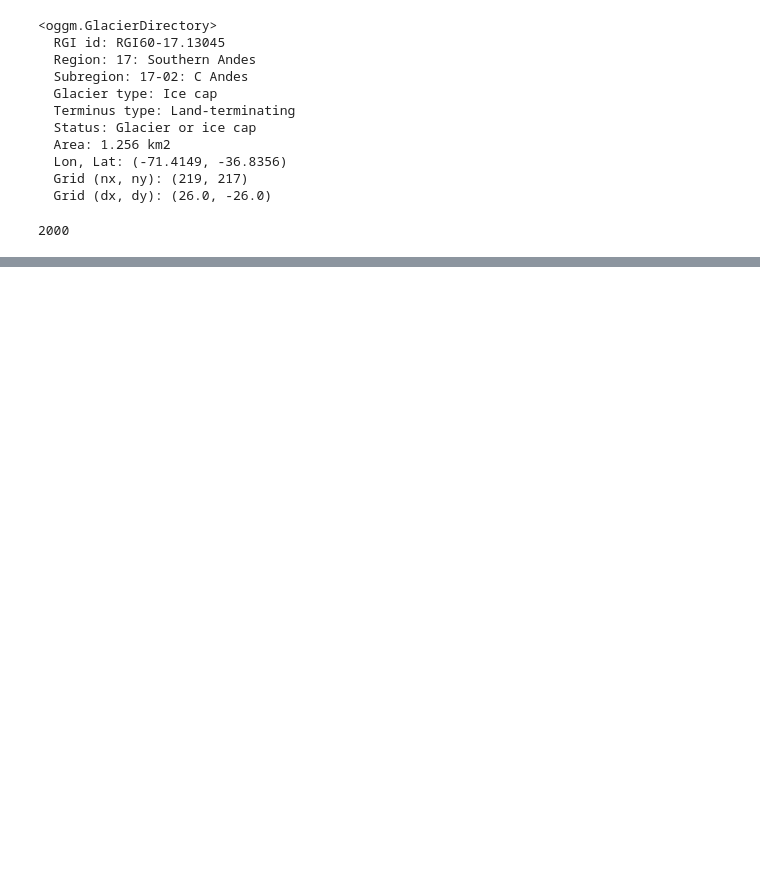
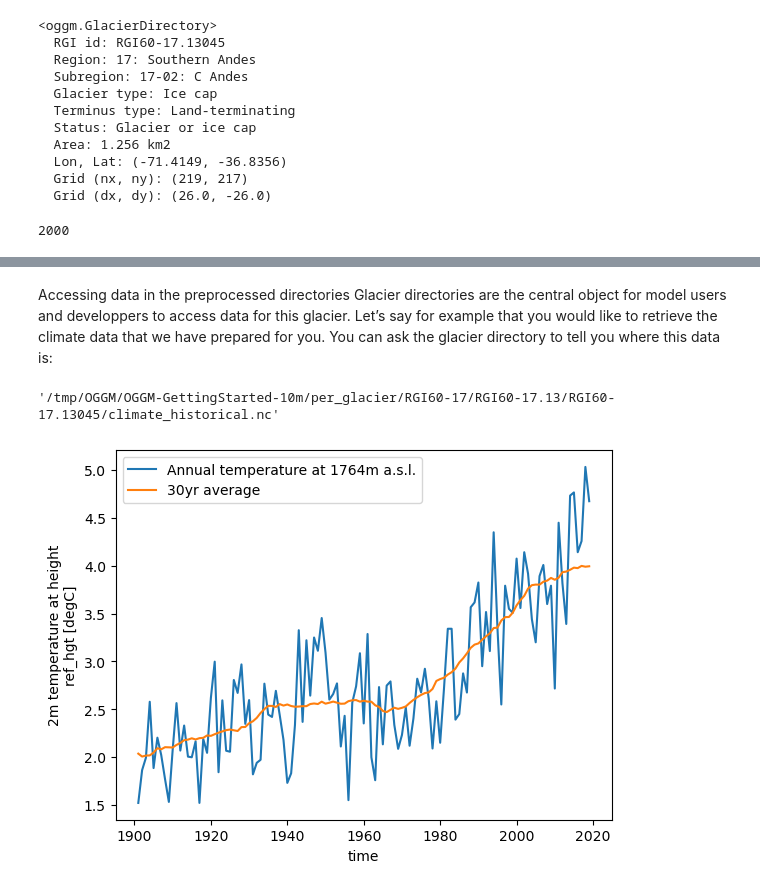
Before and after one commit to millie-spencer/oggm, a Jupyter notebook: tutorials_test.ipynb, the cells around one changed output, grey strips where cells are left out. Saved outputs shown, nothing was run; the diff lists cells and outputs as text; code cells hidden in the pictures; blank space fills up the shorter version.

```diff
--- a/tutorials_test.ipynb
+++ b/tutorials_test.ipynb
@@ -150,0 +168,22 @@ nevado_gdir.rgi_date
+# %% [markdown]
+Accessing data in the preprocessed directories
+Glacier directories are the central object for model users and developpers to access data for this glacier. Let’s say for example that you would like to retrieve the climate data that we have prepared for you. You can ask the glacier directory to tell you where this data is:
+# %%
+#gdir.get_filepath('climate_historical')
+#now for nevado:
+nevado_gdir.get_filepath('climate_historical')
+# %% [output]
+'/tmp/OGGM/OGGM-GettingStarted-10m/per_glacier/RGI60-17/RGI60-17.13/RGI60-17.13045/climate_historical.nc'
+# %%
+# One can then use familiar tools to read and process the data further:
+import xarray as xr
+import matplotlib.pyplot as plt
+# Open the file using xarray
+with xr.open_dataset(gdir.get_filepath('climate_historical')) as ds:
+    ds = ds.load()
+# Plot the data
+ds.temp.resample(time='AS').mean().plot(label=f'Annual temperature at {int(ds.ref_hgt)}m a.s.l.');
+ds.temp.resample(time='AS').mean().rolling(time=31, center=True, min_periods=15).mean().plot(label='30yr average');
+plt.legend();
+# %% [output]
+[figure, added]
```
Also changed, not shown: parts of 19 cells of this notebook.
